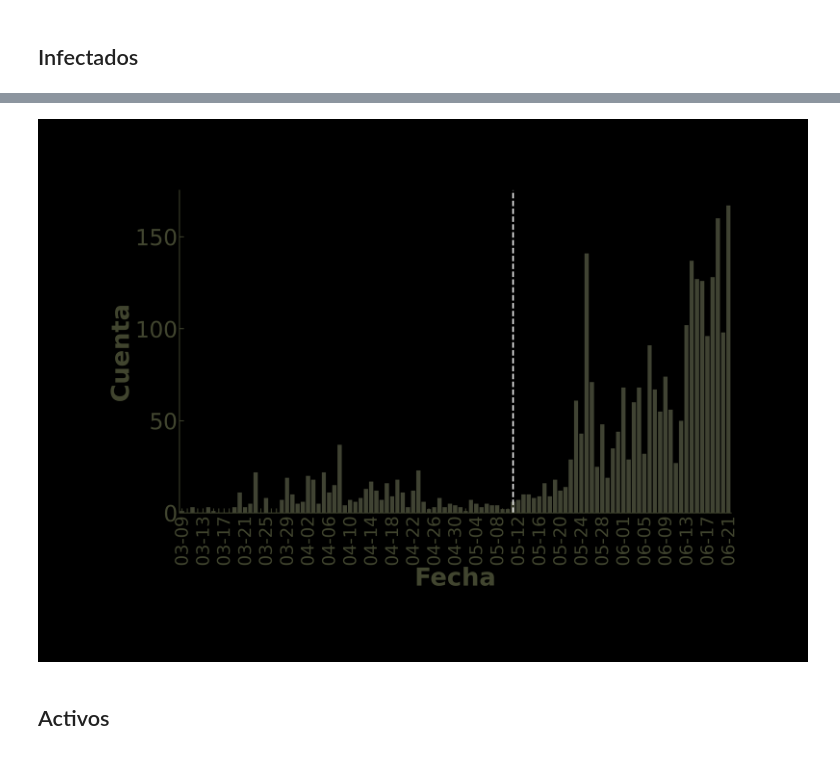
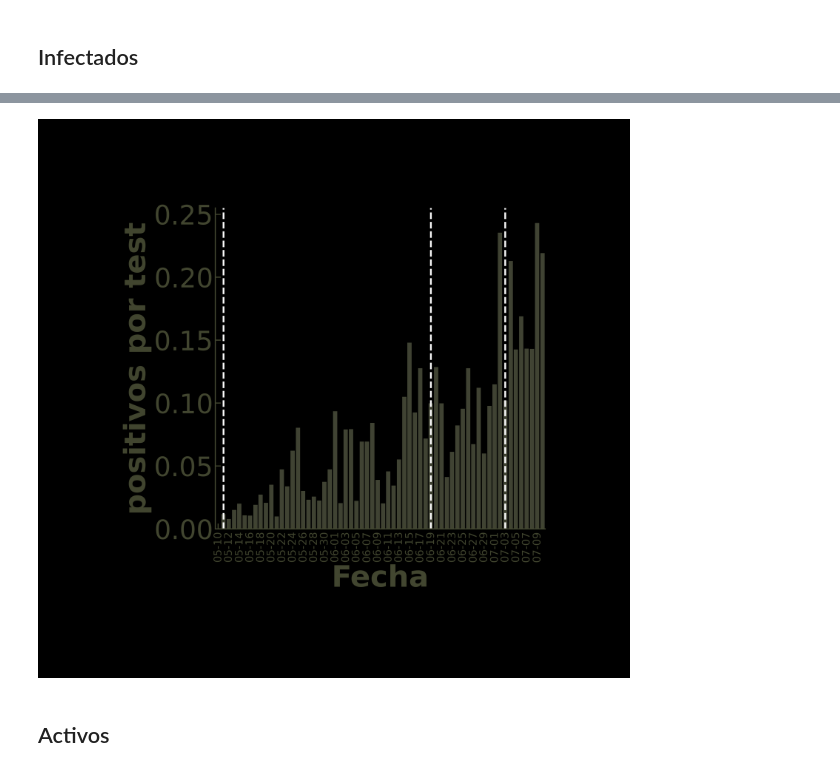
Before and after one commit to datatrooper/instatrooper, a Jupyter notebook: notebooks/2020/covid/covid antioquia.ipynb, the cells around one changed output, grey strips where cells are left out. Cells and saved outputs as stored; diff of their text form; code cells hidden in the pictures.

```diff
--- a/notebooks/2020/covid/covid antioquia.ipynb
+++ b/notebooks/2020/covid/covid antioquia.ipynb
@@ -31,13 +34,13 @@ color = "#424630"
 # %%
 def load_colombia_df():
     client = Socrata("www.datos.gov.co", None)  # https://www.datos.gov.co/es/profile/edit/developer_settings   por si no funciona
-    results = client.get("gt2j-8ykr", limit=100000)
+    results = client.get("gt2j-8ykr", limit=1000000)
     results_df = pd.DataFrame.from_records(results)
     return results_df
 # %%
 def load_muestras_df():
     client = Socrata("www.datos.gov.co", None)  # https://www.datos.gov.co/es/profile/edit/developer_settings   por si no funciona
-    results = client.get("8835-5baf", limit=100000)
+    results = client.get("8835-5baf", limit=1000000)
     results_df = pd.DataFrame.from_records(results)
     return results_df
 # %%
@@ -214,4 +204,16 @@ cuenta
 # %%
+fecha_tipo = "Fecha de diagnóstico"
+
+cuenta = pd.DataFrame(df_ant.groupby(fecha_tipo)["id_de_caso"].count()).reset_index()
+cuenta = cuenta.rename(columns={"id_de_caso":"cuenta"})
+idx = pd.date_range(cuenta[fecha_tipo].min(), cuenta[fecha_tipo].max())
+all_dates = pd.DataFrame(idx, columns=["fecha"])
+cuenta = all_dates.merge(cuenta, left_on="fecha",
+                right_on=fecha_tipo,
+                how="left").drop(fecha_tipo, axis=1).fillna(0)
+cuenta["fecha"] = cuenta["fecha"].dt.strftime('%m-%d')
+
+
 plt.rcParams['axes.labelweight'] = 'bold'
 cuenta_plot = cuenta.reset_index(drop=True)
 sns.set_context("talk")
@@ -226,6 +228,7 @@ plt.setp(ax.spines.values(), color=color)
 
 plt.axvline(cuenta_plot[cuenta_plot["fecha"] == "05-11"].index[0], color="white", linestyle='--', linewidth=3)
 plt.axvline(cuenta_plot[cuenta_plot["fecha"] == "06-19"].index[0], color="white", linestyle='--', linewidth=3)
+plt.axvline(cuenta_plot[cuenta_plot["fecha"] == "07-03"].index[0], color="white", linestyle='--', linewidth=3)
 
 ax.set_xlabel("Fecha", fontsize=50, color=color)
 ax.set_ylabel("Cuenta", fontsize=50, color=color)
@@ -280,29 +282,30 @@ cuenta
 # %%
-plt.rcParams['axes.labelweight'] = 'bold'
-cuenta_plot = cuenta.reset_index(drop=True)
-sns.set_context("talk")
-plt.figure(figsize=(20,12))
-ax = sns.barplot(x="fecha", y="cuenta", data=cuenta_plot, color=color)
+pxt = df_muestras_ant.merge(cuenta_plot, how="left", left_on="fecha", right_on="fecha").drop("antioquia", axis=1)
+pxt["pxt"] = pxt["cuenta_y"] / pxt["cuenta_x"]
+ax = sns.barplot(x="fecha", y="pxt", data=pxt, color=color)
+plt.xticks(rotation=90, fontsize=25)
+plt.yticks(fontsize=25)
 
-
-ax.tick_params(axis='x',which = "major", colors=color, labelsize=35, labelrotation=90)
+ax.tick_params(axis='x',which = "major", colors=color, labelsize=18, labelrotation=90)
 ax.tick_params(axis='y', colors=color, labelsize=45)
 
+ax.set_xlabel("Fecha", fontsize=50, color=color)
+ax.set_ylabel("positivos por test", fontsize=50, color=color)
 plt.setp(ax.spines.values(), color=color)
 
-plt.axvline(cuenta_plot[cuenta_plot["fecha"] == "05-11"].index[0], color="white", linestyle='--', linewidth=3)
-
-ax.set_xlabel("Fecha", fontsize=50, color=color)
-ax.set_ylabel("Cuenta", fontsize=50, color=color)
+plt.axvline(pxt[pxt["fecha"] == "05-11"].index[0], color="white", linestyle='--', linewidth=3)
+plt.axvline(pxt[pxt["fecha"] == "06-19"].index[0], color="white", linestyle='--', linewidth=3)
+plt.axvline(pxt[pxt["fecha"] == "07-03"].index[0], color="white", linestyle='--', linewidth=3)
 
 for i,label in enumerate(ax.get_xticklabels()):
-    if i%4 == 0:
+    if i%2 == 0:
         pass
     else:
         label.set_visible(False)
 
+plt.savefig(f'pxt.png',bbox_inches='tight', transparent="True", pad_inches = 0)
 plt.show()
 # %% [output]
-[figure, old version]
+[figure, new version]
 # %% [markdown]
 ## Activos
```
Also changed, not shown: parts of 68 cells of this notebook, 25 other files.
